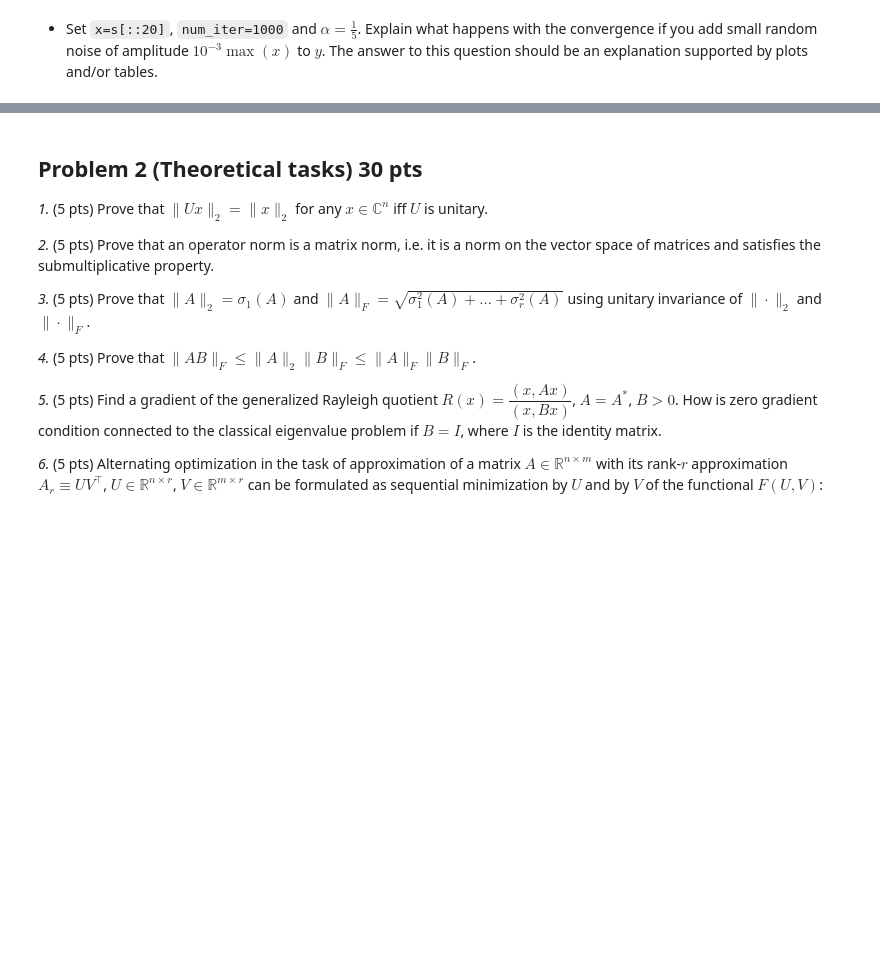
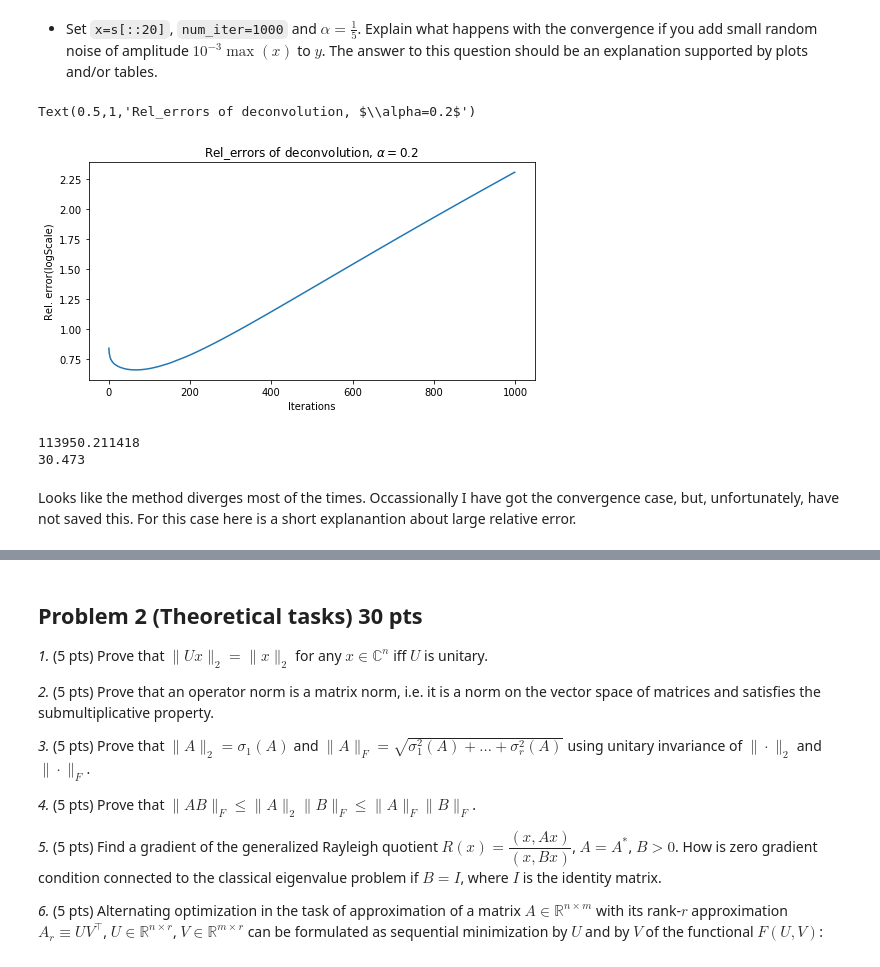
Before and after one commit to XuMuK1/NLA_HW, a Jupyter notebook: Pset1/pset1.ipynb, the cells around one changed output, grey strips where cells are left out. Saved outputs shown, nothing was run; the diff lists cells and outputs as text; code cells hidden in the pictures; blank space fills up the shorter version.

````diff
--- a/Pset1/pset1.ipynb
+++ b/Pset1/pset1.ipynb
@@ -135,9 +143,20 @@ found analytically. The answer to this bullet is a derivation of $\tau_k$. The p
 * Write a function ```iterative```
 that outputs accuracy –– a numpy array of relative errors $\big\{\frac{\|x_{k+1} - x\|_2}{\|x\|_2}\big\}$ after ```num_iter``` iterations using $\tau_k$ from the previous task. Set ```num_iter=1000```, ```x=s[::20]``` and do a convergence plot for $\alpha = \frac{1}{2}$ and $\alpha = \frac{1}{5}$. **Note:** The only loop you are allowed to use here is a loop for $k$.
 # %%
-# INPUT:  N - int (positive), alpha - float (positive), num_iter - integer (positive), y - np.array (shape: Nx1, convolved signal), s - np.array (shape: Nx1, original signal)
+# INPUT:  N - int (positive), alpha - float (positive), num_iter - integer (positive),
+#y - np.array (shape: Nx1, convolved signal), s - np.array (shape: Nx1, original signal)
 # OUTPUT: rel_error - np.array size (num_iter x 1)
 
 def iterative(N, num_iter, y, s, alpha): # 10 pts
     # Write your code here
+    xk=np.zeros(N)
+    k=0
+    rel_error = np.zeros(num_iter)
+    while(k<num_iter):
+        rk=convolution(xk,len(xk),alpha)-y
+        Trk=convolution(rk,len(rk),alpha)
+        xk= xk - np.dot(rk,Trk)/np.dot(Trk,Trk)*rk
+        rel_error[k]=np.linalg.norm(xk-s,2)/np.linalg.norm(s,2)
+        k=k+1
+
     return rel_error
@@ -144,2 +186,26 @@ def iterative(N, num_iter, y, s, alpha): # 10 pts
 # %% [markdown]
 * Set ```x=s[::20]```, ```num_iter=1000``` and $\alpha=\frac{1}{5}$. Explain what happens with the convergence if you add small random noise of amplitude $10^{-3}\max(x)$  to $y$. The answer to this question should be an explanation supported by plots and/or tables.
+# %%
+x=signal[::20]
+y=convolution(x,len(x),0.2)
+noisedY=y+np.random.uniform(-np.max(x)*1e-3,np.max(x)*1e-3,len(x))
+rel_errsNoised=iterative(len(x),1000,noisedY,x,0.2)
+# %%
+(f, ax) = plt.subplots(figsize=(8,4))
+
+ax.plot(rel_errsNoised)
+ax.set_xlabel('Iterations')
+ax.set_ylabel('Rel. error(logScale)')
+#ax.set_yscale('log')
+ax.set_title(r'Rel_errors of deconvolution, $\alpha=0.2$')
+# %% [output]
+Text(0.5,1,'Rel_errors of deconvolution, $\\alpha=0.2$')
+[figure, added]
+# %%
+print(np.linalg.cond(gen_toeplitz(len(x),0.2),2))
+print(np.max(x)*1e-3)
+# %% [output]
+113950.211418
+30.473
+# %% [markdown]
+Looks like the method diverges most of the times. Occassionally I have got the convergence case, but, unfortunately, have not saved this. For this case here is a short explanantion about large relative error.
````
Also changed, not shown: parts of 23 cells of this notebook, 1 other file.
